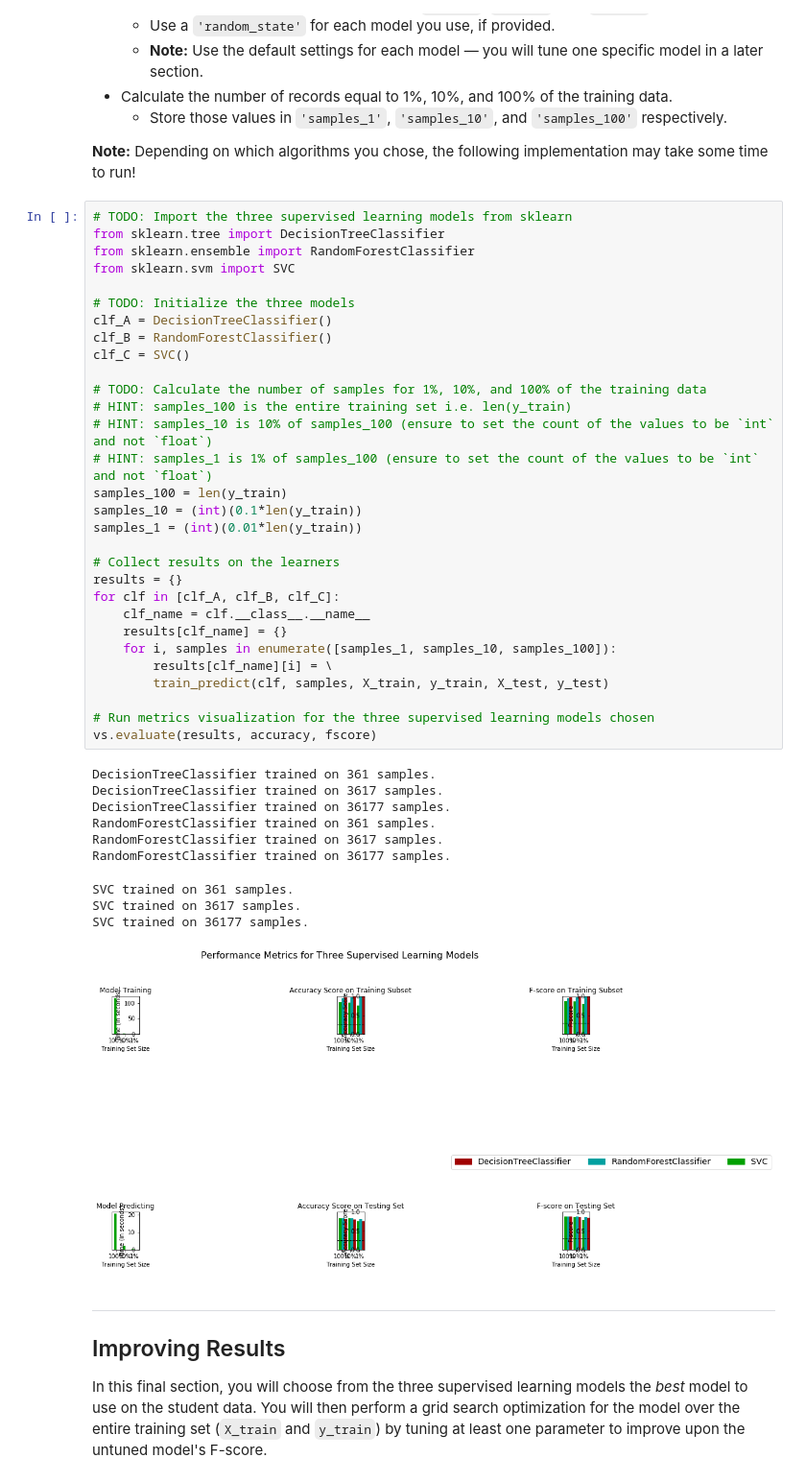
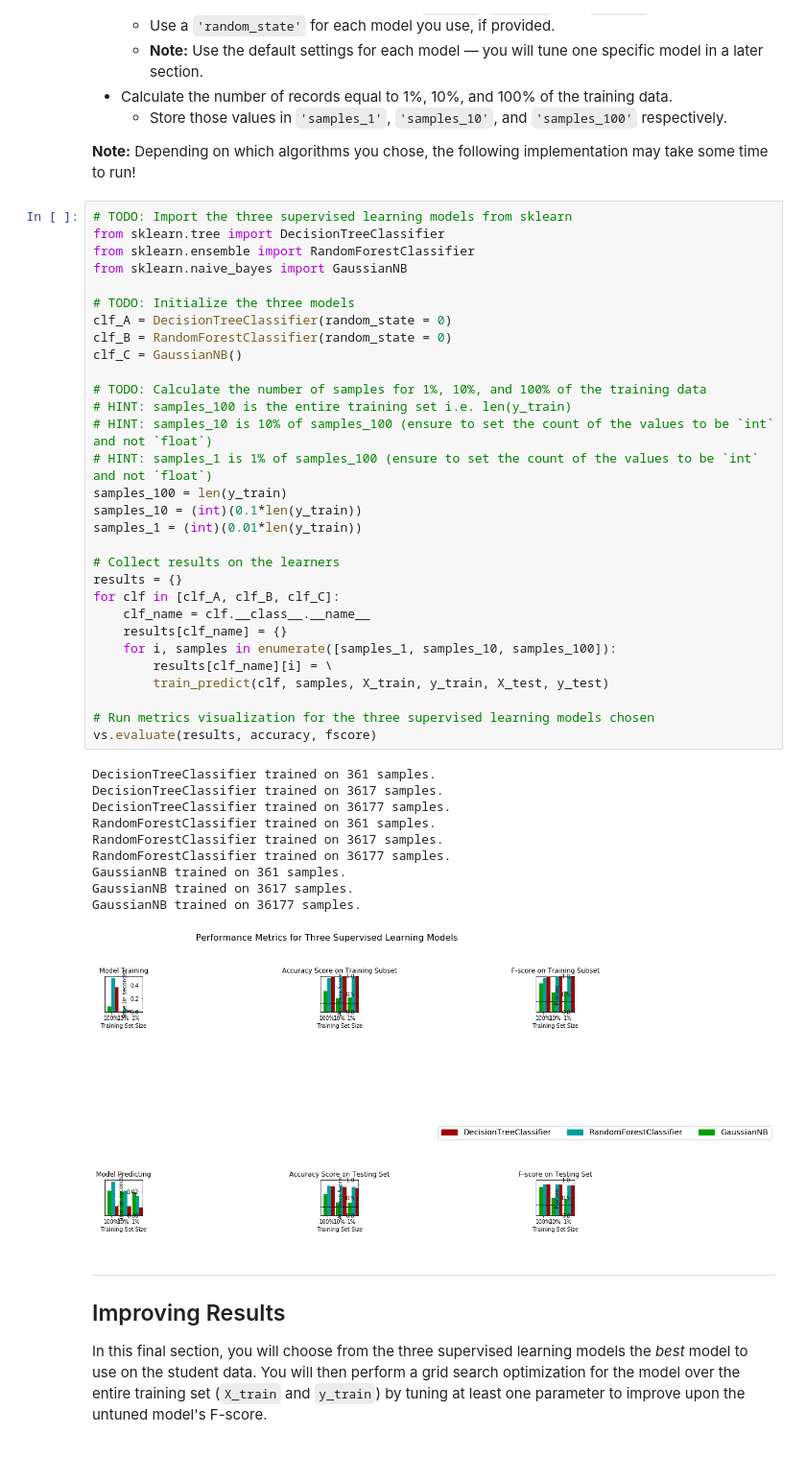
Before and after one commit to srikanthsanthanam88/udacity, a Jupyter notebook: finding_donors/finding_donors.ipynb, the cells around one changed output. Shown at 96% size. Drawn from its saved outputs; the diff is of its cells as text; blank space fills up the shorter version.

```diff
--- a/finding_donors/finding_donors.ipynb
+++ b/finding_donors/finding_donors.ipynb
@@ -365,43 +365,43 @@ In the code cell, you will need to implement the following:
 # TODO: Import the three supervised learning models from sklearn
 from sklearn.tree import DecisionTreeClassifier
 from sklearn.ensemble import RandomForestClassifier
-from sklearn.svm import SVC
+from sklearn.naive_bayes import GaussianNB
 
 # TODO: Initialize the three models
-clf_A = DecisionTreeClassifier()
-clf_B = RandomForestClassifier()
-clf_C = SVC()
+clf_A = DecisionTreeClassifier(random_state = 0)
+clf_B = RandomForestClassifier(random_state = 0)
+clf_C = GaussianNB()
 
 # TODO: Calculate the number of samples for 1%, 10%, and 100% of the training data
 # HINT: samples_100 is the entire training set i.e. len(y_train)
 # HINT: samples_10 is 10% of samples_100 (ensure to set the count of the values to be `int` and not `float`)
 # HINT: samples_1 is 1% of samples_100 (ensure to set the count of the values to be `int` and not `float`)
 samples_100 = len(y_train)
 samples_10 = (int)(0.1*len(y_train))
 samples_1 = (int)(0.01*len(y_train))
 
 # Collect results on the learners
 results = {}
 for clf in [clf_A, clf_B, clf_C]:
     clf_name = clf.__class__.__name__
     results[clf_name] = {}
     for i, samples in enumerate([samples_1, samples_10, samples_100]):
         results[clf_name][i] = \
         train_predict(clf, samples, X_train, y_train, X_test, y_test)
 
 # Run metrics visualization for the three supervised learning models chosen
 vs.evaluate(results, accuracy, fscore)
 # %% [output]
 DecisionTreeClassifier trained on 361 samples.
 DecisionTreeClassifier trained on 3617 samples.
 DecisionTreeClassifier trained on 36177 samples.
 RandomForestClassifier trained on 361 samples.
 RandomForestClassifier trained on 3617 samples.
 RandomForestClassifier trained on 36177 samples.
+GaussianNB trained on 361 samples.
+GaussianNB trained on 3617 samples.
+GaussianNB trained on 36177 samples.
-SVC trained on 361 samples.
-SVC trained on 3617 samples.
-SVC trained on 36177 samples.
-[figure, old version]
+[figure, new version]
 # %% [markdown]
 ----
 ## Improving Results
```
Also changed, not shown: parts of 1 cell of this notebook.
